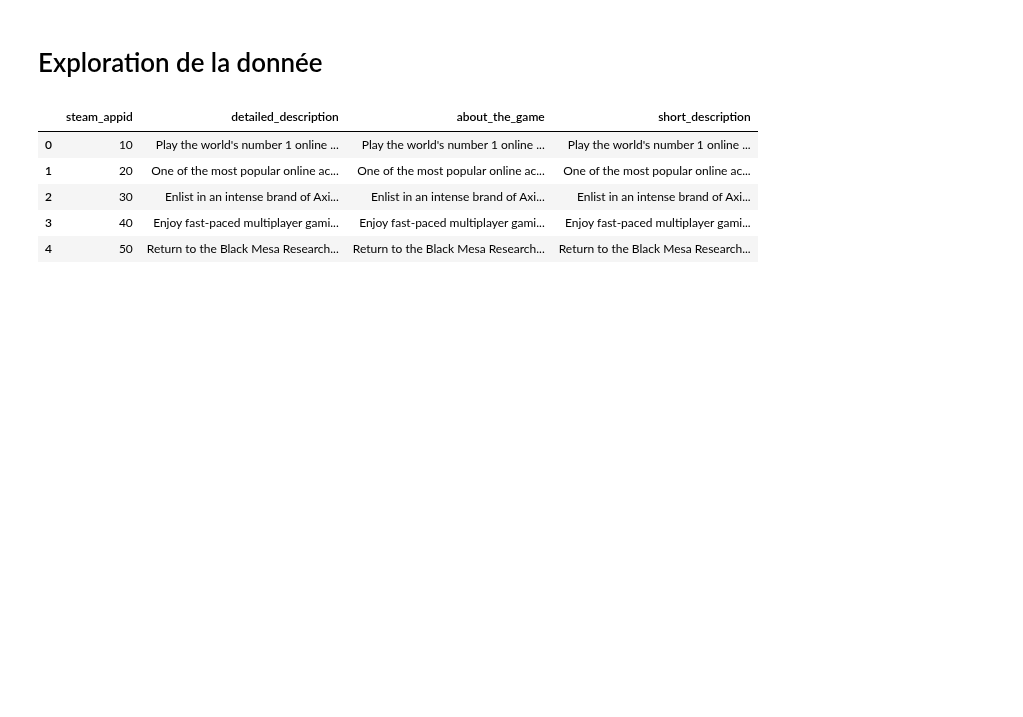
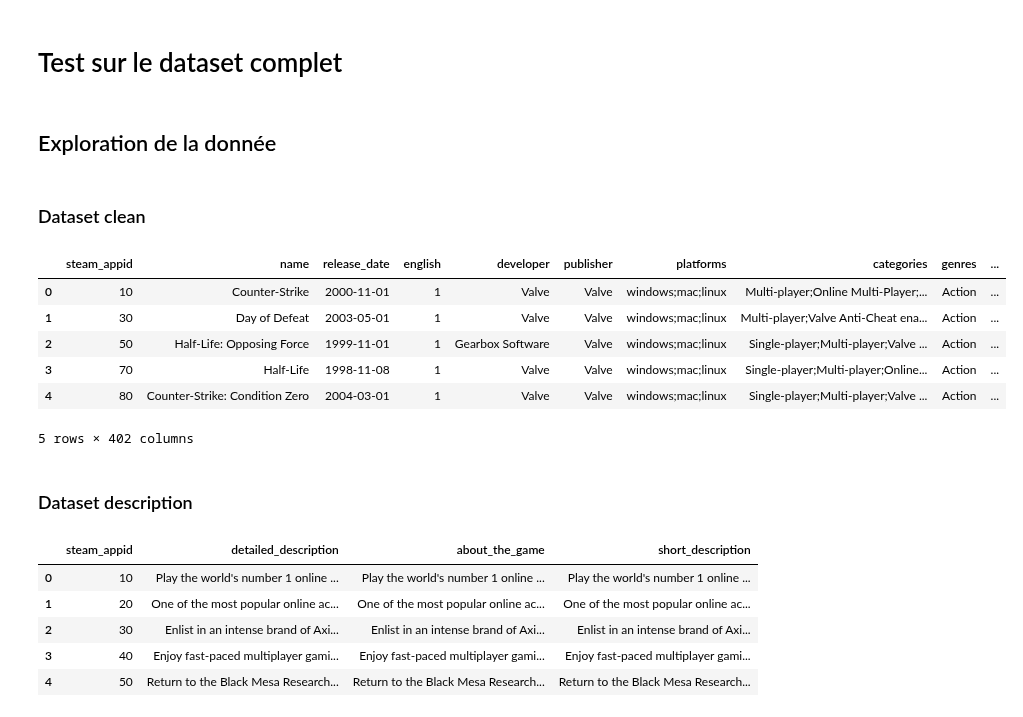
Before and after one commit to Rvanelven/steamator, a Jupyter notebook: notebooks/nathan_#39_nlp_short_descriptions.ipynb, the cells around one changed output. Cells and saved outputs as stored; diff of their text form; code cells hidden in the pictures; blank space fills up the shorter version.

```diff
--- a/notebooks/nathan_#39_nlp_short_descriptions.ipynb
+++ b/notebooks/nathan_#39_nlp_short_descriptions.ipynb
@@ -7,10 +7,27 @@ import seaborn as sns
 !pip install -q wordcloud
 !pip install -q nltk
 # %%
-# charger le dataset
+# charger les datasets
 steam_description = pd.read_csv('../raw_data/steam_description_data.csv')
+df = pd.read_csv('../raw_data/data_clean.csv')
+# %% [markdown]
+# Test sur le dataset complet
 # %% [markdown]
-# Exploration de la donnée
+## Exploration de la donnée
+# %% [markdown]
+### Dataset clean
+# %%
+df.head()
+# %% [output]
+|  | steam_appid | name | release_date | english | developer | publisher | platforms | categories | genres | ... |
+| 0 | 10 | Counter-Strike | 2000-11-01 | 1 | Valve | Valve | windows;mac;linux | Multi-player;Online Multi-Player;... | Action | ... |
+| 1 | 30 | Day of Defeat | 2003-05-01 | 1 | Valve | Valve | windows;mac;linux | Multi-player;Valve Anti-Cheat ena... | Action | ... |
+| 2 | 50 | Half-Life: Opposing Force | 1999-11-01 | 1 | Gearbox Software | Valve | windows;mac;linux | Single-player;Multi-player;Valve ... | Action | ... |
+| 3 | 70 | Half-Life | 1998-11-08 | 1 | Valve | Valve | windows;mac;linux | Single-player;Multi-player;Online... | Action | ... |
+| 4 | 80 | Counter-Strike: Condition Zero | 2004-03-01 | 1 | Valve | Valve | windows;mac;linux | Single-player;Multi-player;Valve ... | Action | ... |
+5 rows × 402 columns
+# %% [markdown]
+### Dataset description
 # %%
 steam_description.head()
 # %% [output]
```
Also changed, not shown: parts of 50 cells of this notebook, 1 other file.
